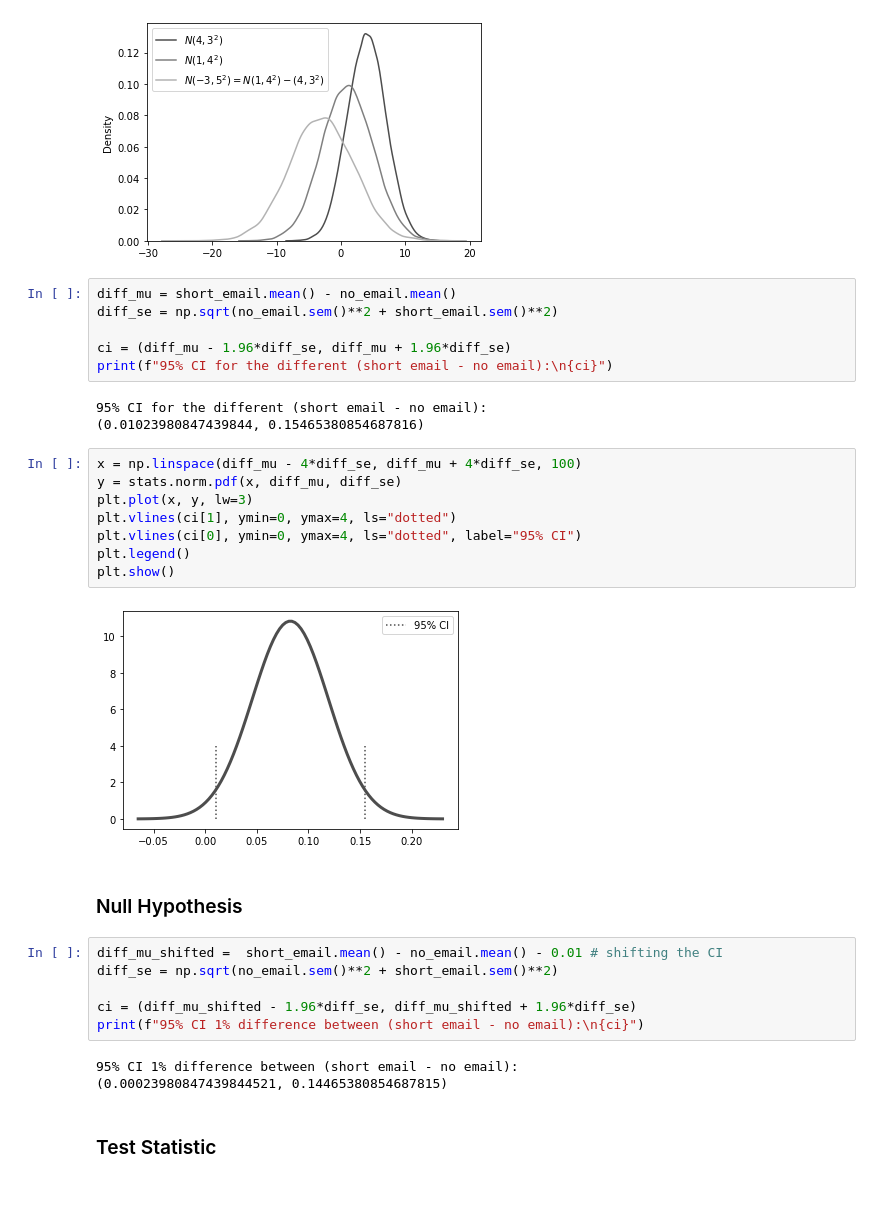
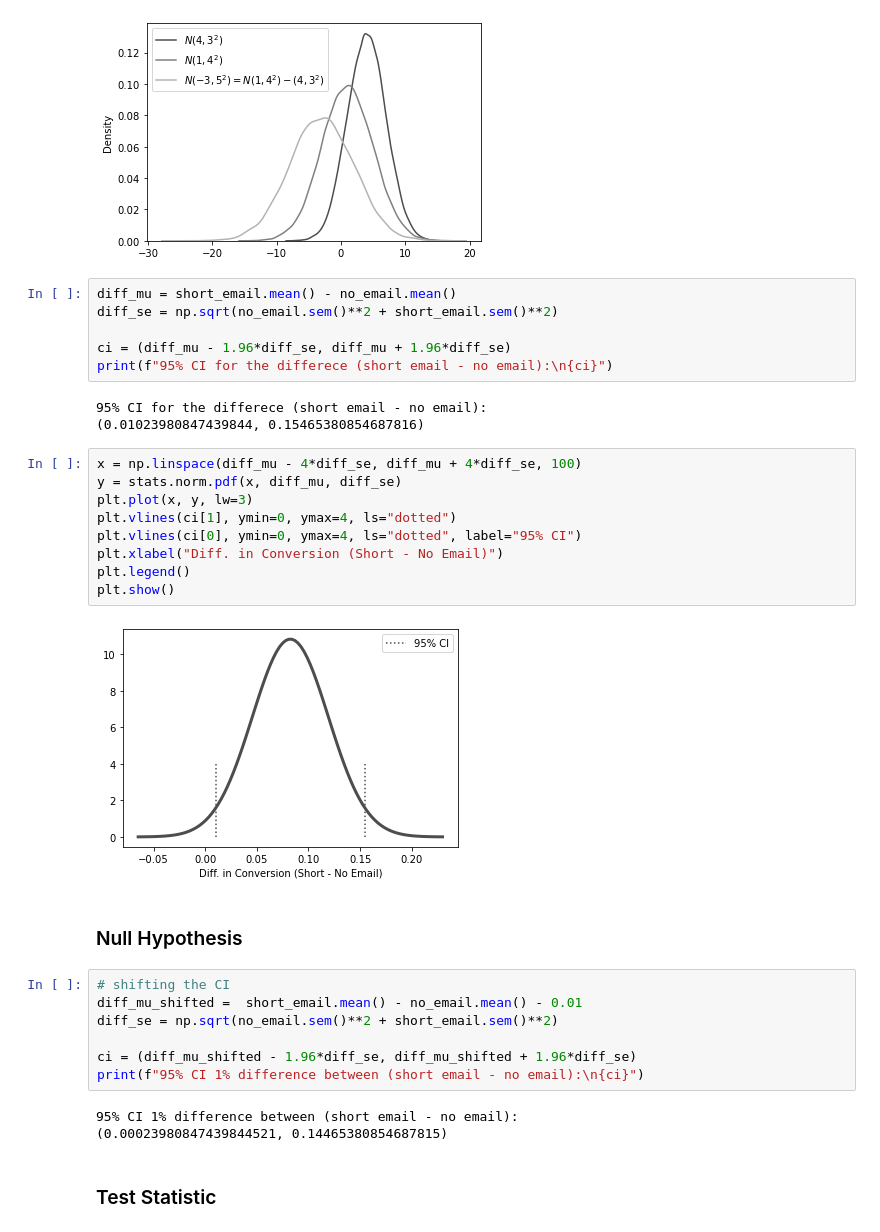
Before and after one commit to matheusfacure/causal-inference-in-python-code, a Jupyter notebook: causal-inference-in-python/02-Randomised-Experiments-and-Stats-Review.ipynb, the cells around one changed output. Saved outputs shown, nothing was run; the diff lists cells and outputs as text; blank space fills up the shorter version.

```diff
--- a/causal-inference-in-python/02-Randomised-Experiments-and-Stats-Review.ipynb
+++ b/causal-inference-in-python/02-Randomised-Experiments-and-Stats-Review.ipynb
@@ -269,24 +283,26 @@ diff_mu = short_email.mean() - no_email.mean()
 diff_se = np.sqrt(no_email.sem()**2 + short_email.sem()**2)
 
 ci = (diff_mu - 1.96*diff_se, diff_mu + 1.96*diff_se)
-print(f"95% CI for the different (short email - no email):\n{ci}")
+print(f"95% CI for the differece (short email - no email):\n{ci}")
 # %% [output]
-95% CI for the different (short email - no email):
+95% CI for the differece (short email - no email):
 (0.01023980847439844, 0.15465380854687816)
 # %%
 x = np.linspace(diff_mu - 4*diff_se, diff_mu + 4*diff_se, 100)
 y = stats.norm.pdf(x, diff_mu, diff_se)
 plt.plot(x, y, lw=3)
 plt.vlines(ci[1], ymin=0, ymax=4, ls="dotted")
 plt.vlines(ci[0], ymin=0, ymax=4, ls="dotted", label="95% CI")
+plt.xlabel("Diff. in Conversion (Short - No Email)")
 plt.legend()
 plt.show()
 # %% [output]
-[figure, old version]
+[figure, new version]
 # %% [markdown]
 ### Null Hypothesis
 # %%
-diff_mu_shifted =  short_email.mean() - no_email.mean() - 0.01 # shifting the CI
+# shifting the CI
+diff_mu_shifted =  short_email.mean() - no_email.mean() - 0.01
 diff_se = np.sqrt(no_email.sem()**2 + short_email.sem()**2)
 
 ci = (diff_mu_shifted - 1.96*diff_se, diff_mu_shifted + 1.96*diff_se)
```
Also changed, not shown: parts of 10 cells of this notebook, 17 other files.
